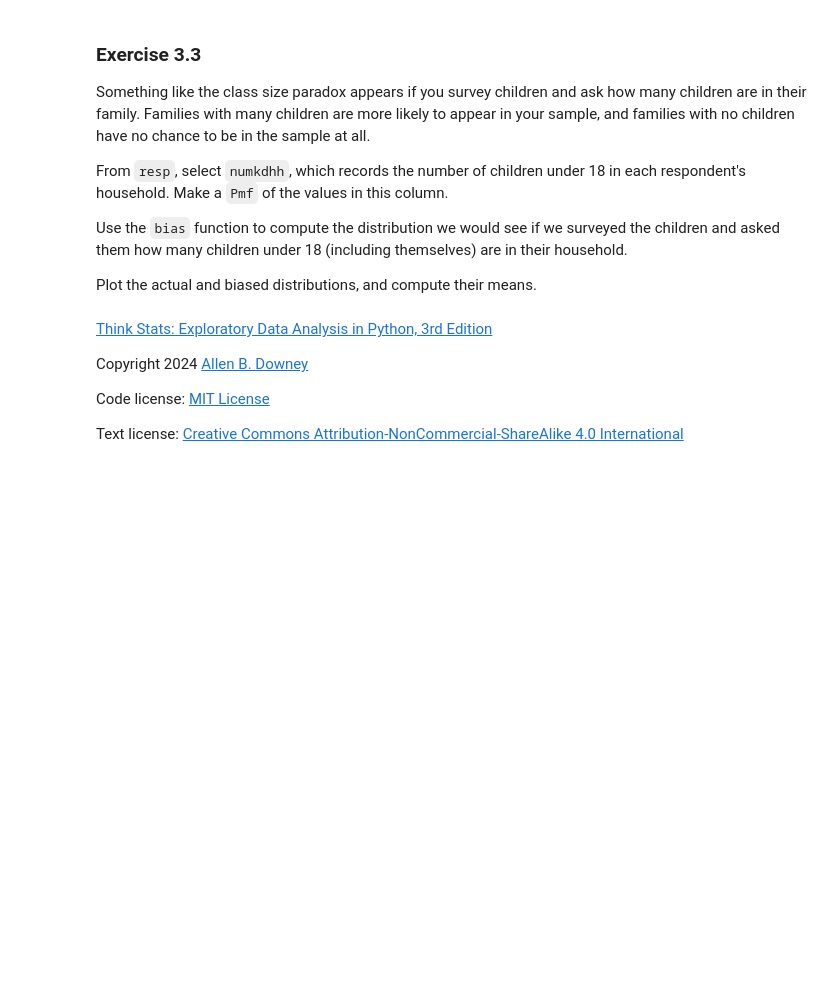
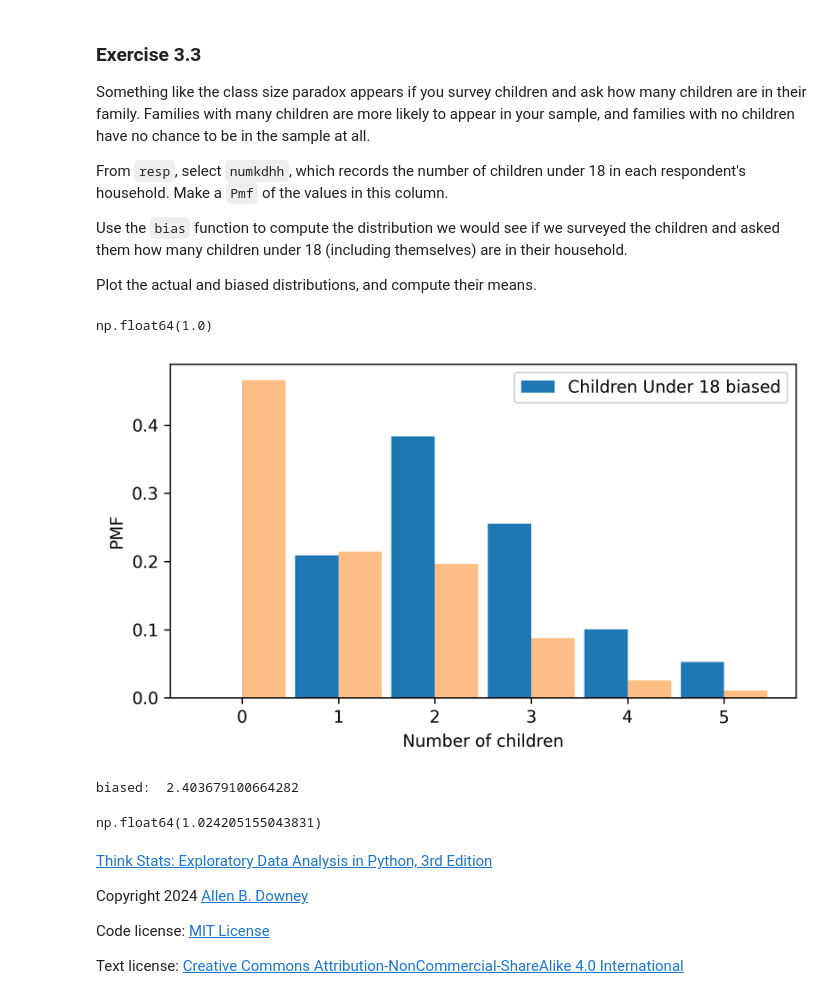
Before and after one commit to gi1no/Education, a Jupyter notebook: ThinkStats/chap03.ipynb, the cells around one changed output. Drawn from its saved outputs; the diff is of its cells as text; code cells hidden in the pictures; blank space fills up the shorter version.

```diff
--- a/ThinkStats/chap03.ipynb
+++ b/ThinkStats/chap03.ipynb
@@ -628,12 +628,29 @@ Use the `bias` function to compute the distribution we would see if we surveyed
 Plot the actual and biased distributions, and compute their means.
 # %%
 # Solution goes here
+pmf = Pmf.from_seq(resp['numkdhh'])
+pmf.normalize()
+# %% [output]
+np.float64(1.0)
 # %%
 # Solution goes here
+pmf_biased = bias(pmf, name="Children Under 18 biased")
 # %%
 # Solution goes here
+two_bar_plots(pmf_biased, pmf)
+
+
+decorate(xlabel="Number of children", ylabel="PMF")
+# %% [output]
+[figure, added]
 # %%
 # Solution goes here
+
+print(f"biased: ", pmf_biased.mean())
+pmf.mean()
+# %% [output]
+biased:  2.403679100664282
+np.float64(1.024205155043831)
 # %% [markdown]
 [Think Stats: Exploratory Data Analysis in Python, 3rd Edition](https://allendowney.github.io/ThinkStats/index.html)
 
```
Also changed, not shown: parts of 1 cell of this notebook.
